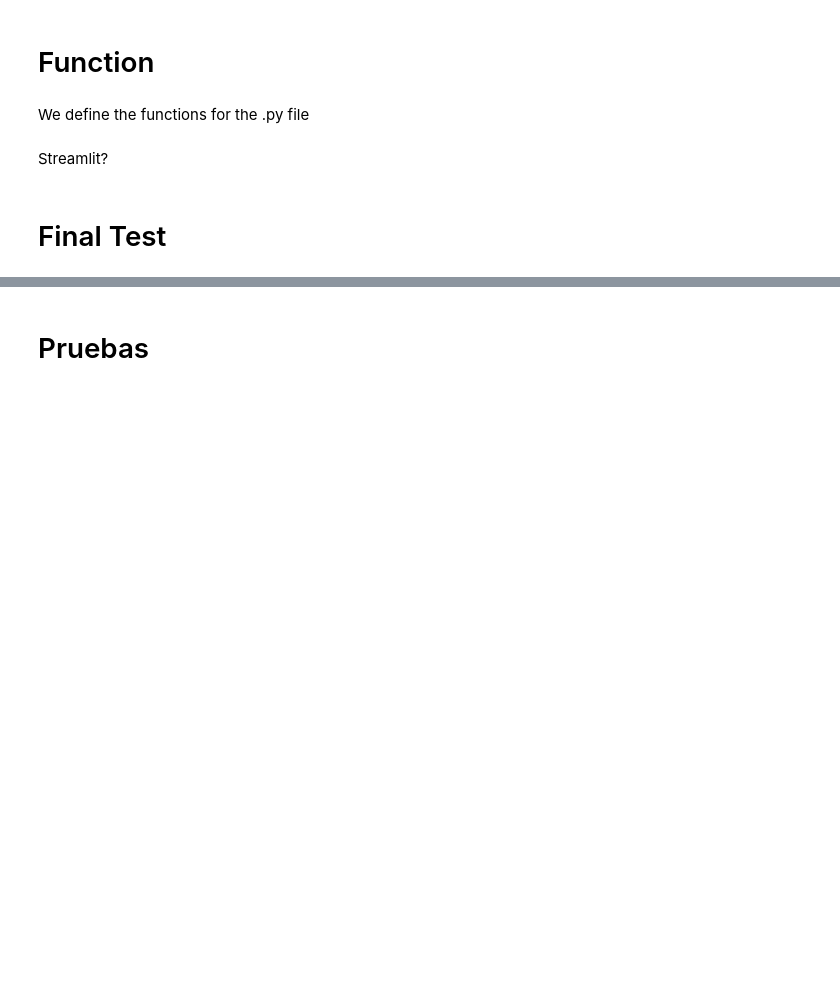
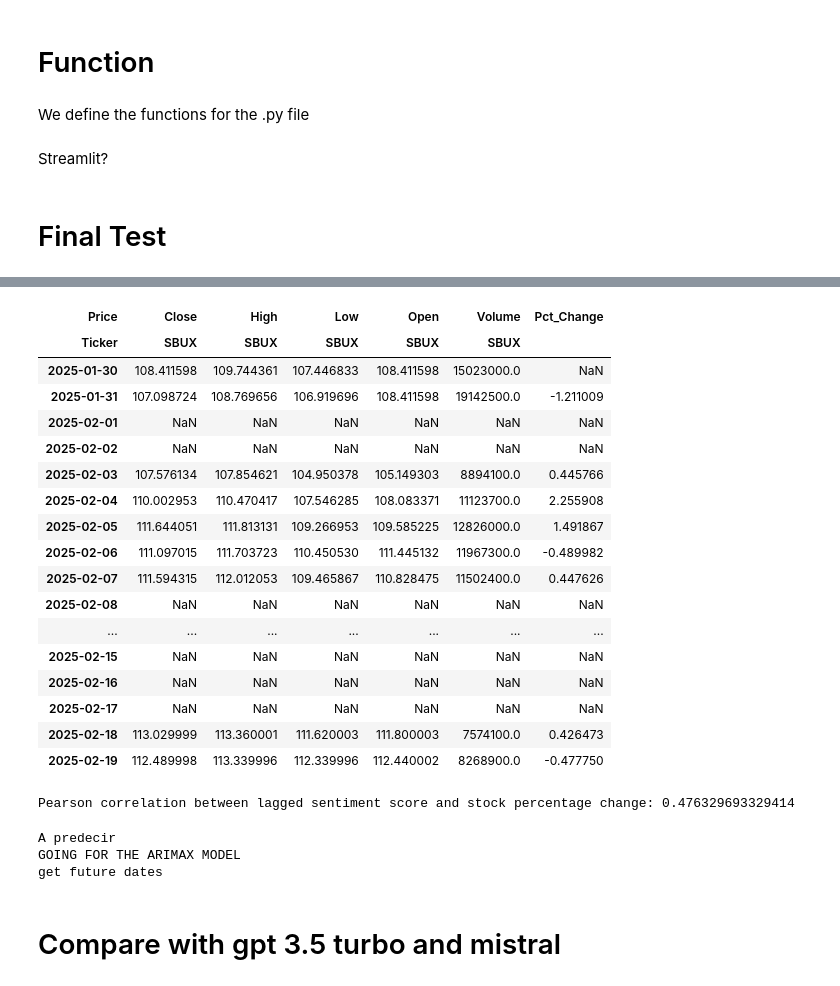
Before and after one commit to jamesrubio23/Finance, a Jupyter notebook: Trading/Ollama_Stock_Price_Prediciton/assets_experiments.ipynb, the cells around one changed output, grey strips where cells are left out. Drawn from its saved outputs; the diff is of its cells as text; code cells hidden in the pictures; blank space fills up the shorter version.

Commit message:
Simple model with Streamlit without Secuirty mesaures and documentation

```diff
--- a/Trading/Ollama_Stock_Price_Prediciton/assets_experiments.ipynb
+++ b/Trading/Ollama_Stock_Price_Prediciton/assets_experiments.ipynb
@@ -1380,0 +1523,4 @@ news_df = trading_day(stock_data, news_df)
+# %%
+stock_data.columns.name = None
+
+stock_data.index.name = None
@@ -1380,0 +1939,3 @@ news_df = trading_day(stock_data, news_df)
+# %%
+ticker ='SBUX'
+news_df_original = get_news_ticker(ticker)
@@ -1380,0 +1962,5 @@ news_df = trading_day(stock_data, news_df)
+# %%
+start_date = news_df['DateOnly'].min().strftime('%Y-%m-%d')
+end_date = news_df['DateOnly'].max().strftime('%Y-%m-%d')
+
+stock_data = get_stock_data(ticker, start_date, end_date)
@@ -1380,0 +1970,4 @@ news_df = trading_day(stock_data, news_df)
+# %%
+stock_data = fill_missing_stock_dates(stock_data)
+news_df = trading_day(stock_data, news_df)
+result_df = process_sentiment_data(news_df)
@@ -1380,0 +1992,21 @@ news_df = trading_day(stock_data, news_df)
+# %%
+stock_data
+# %% [output]
+| Price | Close | High | Low | Open | Volume | Pct_Change |
+| Ticker | SBUX | SBUX | SBUX | SBUX | SBUX |  |
+| 2025-01-30 | 108.411598 | 109.744361 | 107.446833 | 108.411598 | 15023000.0 | NaN |
+| 2025-01-31 | 107.098724 | 108.769656 | 106.919696 | 108.411598 | 19142500.0 | -1.211009 |
+| 2025-02-01 | NaN | NaN | NaN | NaN | NaN | NaN |
+| 2025-02-02 | NaN | NaN | NaN | NaN | NaN | NaN |
+| 2025-02-03 | 107.576134 | 107.854621 | 104.950378 | 105.149303 | 8894100.0 | 0.445766 |
+| 2025-02-04 | 110.002953 | 110.470417 | 107.546285 | 108.083371 | 11123700.0 | 2.255908 |
+| 2025-02-05 | 111.644051 | 111.813131 | 109.266953 | 109.585225 | 12826000.0 | 1.491867 |
+| 2025-02-06 | 111.097015 | 111.703723 | 110.450530 | 111.445132 | 11967300.0 | -0.489982 |
+| 2025-02-07 | 111.594315 | 112.012053 | 109.465867 | 110.828475 | 11502400.0 | 0.447626 |
+| 2025-02-08 | NaN | NaN | NaN | NaN | NaN | NaN |
+| ... | ... | ... | ... | ... | ... | ... |
+| 2025-02-15 | NaN | NaN | NaN | NaN | NaN | NaN |
+| 2025-02-16 | NaN | NaN | NaN | NaN | NaN | NaN |
+| 2025-02-17 | NaN | NaN | NaN | NaN | NaN | NaN |
+| 2025-02-18 | 113.029999 | 113.360001 | 111.620003 | 111.800003 | 7574100.0 | 0.426473 |
+| 2025-02-19 | 112.489998 | 113.339996 | 112.339996 | 112.440002 | 8268900.0 | -0.477750 |
@@ -1381,15 +2015,18 @@ news_df = trading_day(stock_data, news_df)
 # %%
-result_df = process_sentiment_data(news_df)
-
 combined_df = combine_data(result_df, stock_data)
 
 correlation_pct_change = calculate_correlation(combined_df)
 
 print(f"Pearson correlation between lagged sentiment score and stock percentage change: {correlation_pct_change}")
-
-forecast_mean, forecast_ci, forecast_index = fit_and_forecast(combined_df, get_future_dates_next_day)
-
-combined_df, forecast_mean, forecast_ci, forecast_index = preprocessing_data(combined_df)
-create_plot(combined_df, forecast_mean, forecast_ci, forecast_index)
+# %% [output]
+Pearson correlation between lagged sentiment score and stock percentage change: 0.476329693329414
-# %% [markdown]
-# Pruebas
+# %%
+forecast_mean, forecast_ci, forecast_index = fit_and_forecast(combined_df, get_future_dates_next_day)
+
+create_plot(combined_df, forecast_mean, forecast_ci, forecast_index)
+# %% [output]
+A predecir
+GOING FOR THE ARIMAX MODEL
+get future dates
+# %% [markdown]
+# Compare with gpt 3.5 turbo and mistral
```
Also changed, not shown: parts of 30 cells of this notebook, 2 other files.
